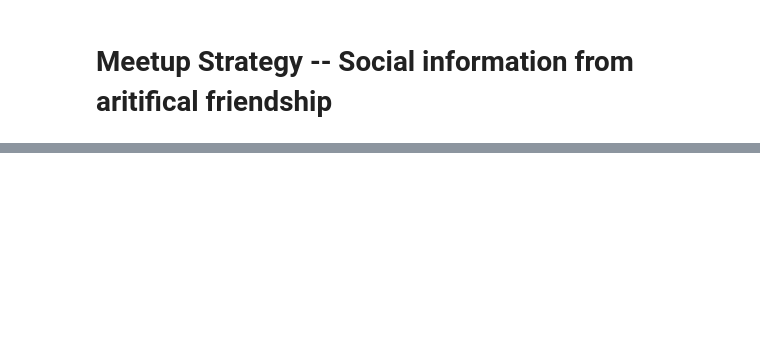
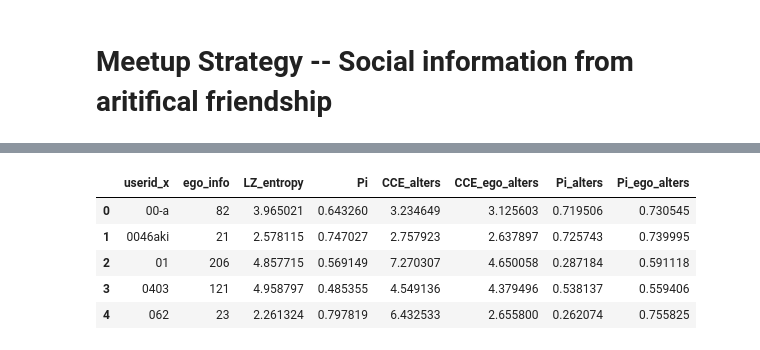
Before and after one commit to Magica-Chen/social-predictability, a Jupyter notebook: MS-Social-Information-AF.ipynb, the cells around one changed output, grey strips where cells are left out. Saved outputs shown, nothing was run; the diff lists cells and outputs as text; code cells hidden in the pictures; blank space fills up the shorter version.

```diff
--- a/MS-Social-Information-AF.ipynb
+++ b/MS-Social-Information-AF.ipynb
@@ -58,0 +81,9 @@ user_list.index('damien-basile')
+# %%
+we_meet.ego_stats.head(5)
+# %% [output]
+|  | userid_x | ego_info | LZ_entropy | Pi | CCE_alters | CCE_ego_alters | Pi_alters | Pi_ego_alters |
+| 0 | 00-a | 82 | 3.965021 | 0.643260 | 3.234649 | 3.125603 | 0.719506 | 0.730545 |
+| 1 | 0046aki | 21 | 2.578115 | 0.747027 | 2.757923 | 2.637897 | 0.725743 | 0.739995 |
+| 2 | 01 | 206 | 4.857715 | 0.569149 | 7.270307 | 4.650058 | 0.287184 | 0.591118 |
+| 3 | 0403 | 121 | 4.958797 | 0.485355 | 4.549136 | 4.379496 | 0.538137 | 0.559406 |
+| 4 | 062 | 23 | 2.261324 | 0.797819 | 6.432533 | 2.655800 | 0.262074 | 0.755825 |
```
Also changed, not shown: parts of 7 cells of this notebook, 2 other files.
